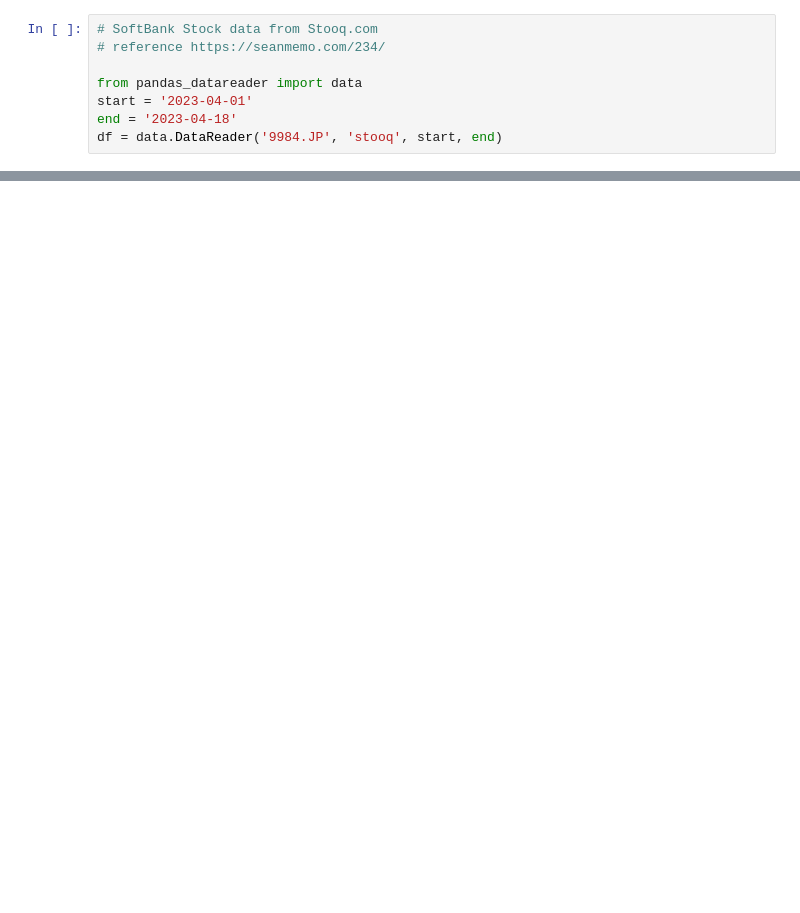
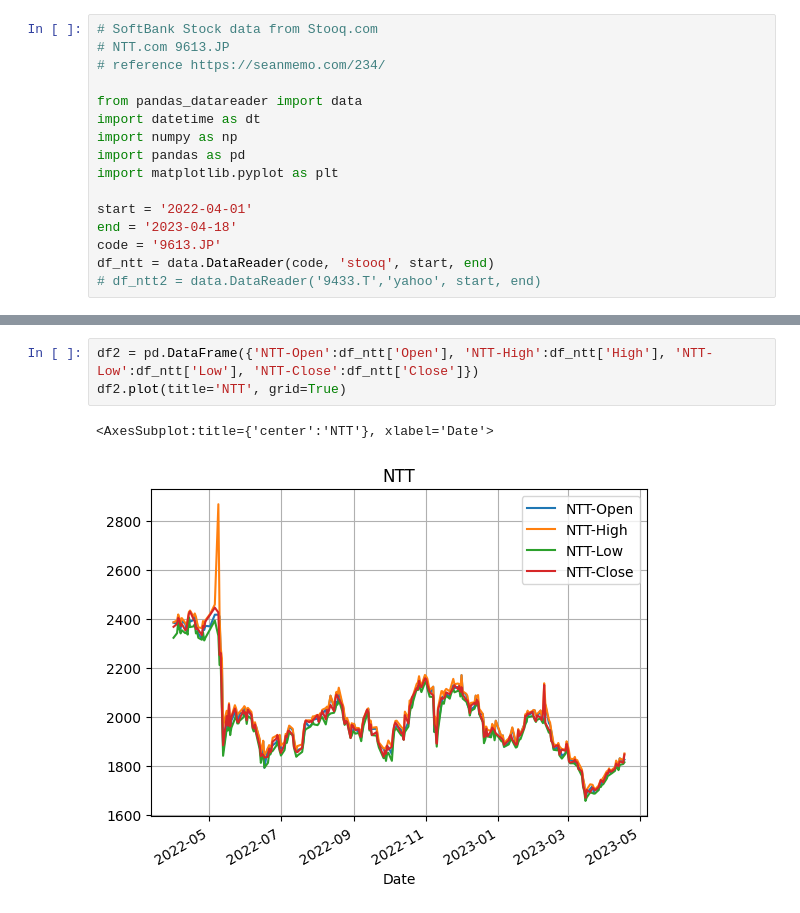
Before and after one commit to 2023-hsymlab/git-github-kiso-YH-542, a Jupyter notebook: Simple-Stock/Simmple_Stock.ipynb, the cells around one changed output, grey strips where cells are left out. Drawn from its saved outputs; the diff is of its cells as text; blank space fills up the shorter version.

```diff
--- a/Simple-Stock/Simmple_Stock.ipynb
+++ b/Simple-Stock/Simmple_Stock.ipynb
@@ -2,9 +2,17 @@
 <a href="https://colab.research.google.com/github/hsym-uec/myWeb_github/blob/main/Simmple_Stock.ipynb" target="_parent"><img src="https://colab.research.google.com/assets/colab-badge.svg" alt="Open In Colab"/></a>
 # %%
 # SoftBank Stock data from Stooq.com
+# NTT.com 9613.JP
 # reference https://seanmemo.com/234/
 
 from pandas_datareader import data
-start = '2023-04-01'
+import datetime as dt
+import numpy as np
+import pandas as pd
+import matplotlib.pyplot as plt
+
+start = '2022-04-01'
 end = '2023-04-18'
-df = data.DataReader('9984.JP', 'stooq', start, end)
+code = '9613.JP'
+df_ntt = data.DataReader(code, 'stooq', start, end)
+# df_ntt2 = data.DataReader('9433.T','yahoo', start, end)
@@ -27,0 +36,6 @@ df
+# %%
+df2 = pd.DataFrame({'NTT-Open':df_ntt['Open'], 'NTT-High':df_ntt['High'], 'NTT-Low':df_ntt['Low'], 'NTT-Close':df_ntt['Close']})
+df2.plot(title='NTT', grid=True)
+# %% [output]
+<AxesSubplot:title={'center':'NTT'}, xlabel='Date'>
+[figure, added]
```
Also changed, not shown: parts of 9 cells of this notebook, 7 other files.
